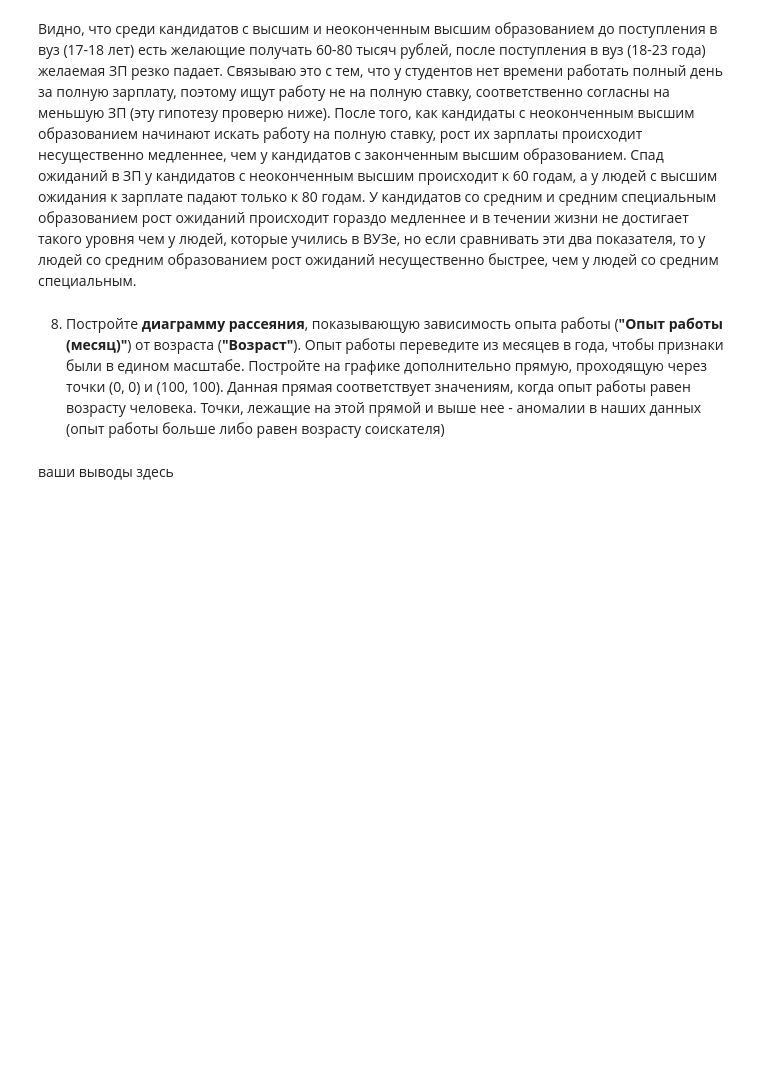
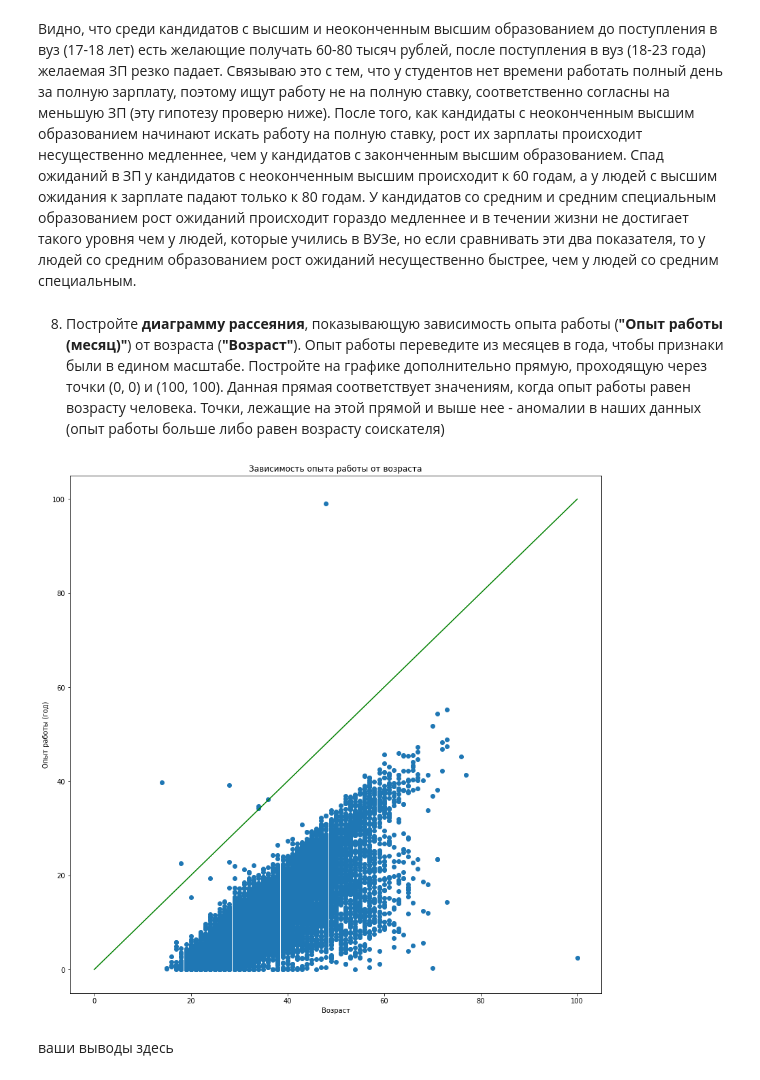
Before and after one commit to malinamedusa/Analysis-vacancies-HeadHunter, a Jupyter notebook: Project_01.ipynb, the cells around one changed output. Cells and saved outputs as stored; diff of their text form; code cells hidden in the pictures; blank space fills up the shorter version.

```diff
--- a/Project_01.ipynb
+++ b/Project_01.ipynb
@@ -589,3 +587,19 @@ heatmap.set_title('Тепловая карта медианной ЗП', fontsiz
+# %%
+data['Опыт работы (год)'] = data['Опыт работы (месяц)']
+data['Опыт работы (год)'] = (data['Опыт работы (год)'].fillna(1)).astype('int64')
+data['Опыт работы (год)'] = data['Опыт работы (год)'].apply(lambda x: x / 12)
+
+f, ax = plt.subplots(figsize=(14, 14))
+x = np.arange(0, 101, 1)
+plt.scatter(x="Возраст", y='Опыт работы (год)', data=data)
+plt.plot(x, x, color='g')
+plt.xlabel("Возраст")
+plt.ylabel("Опыт работы (год)")
+plt.title("Зависимость опыта работы от возраста")
+
+data.drop(['Опыт работы (год)'],axis=1,inplace=True)
+# %% [output]
+[figure, added]
 # %% [markdown]
 ваши выводы здесь
 # %% [markdown]
```
Also changed, not shown: parts of 2 cells of this notebook.
